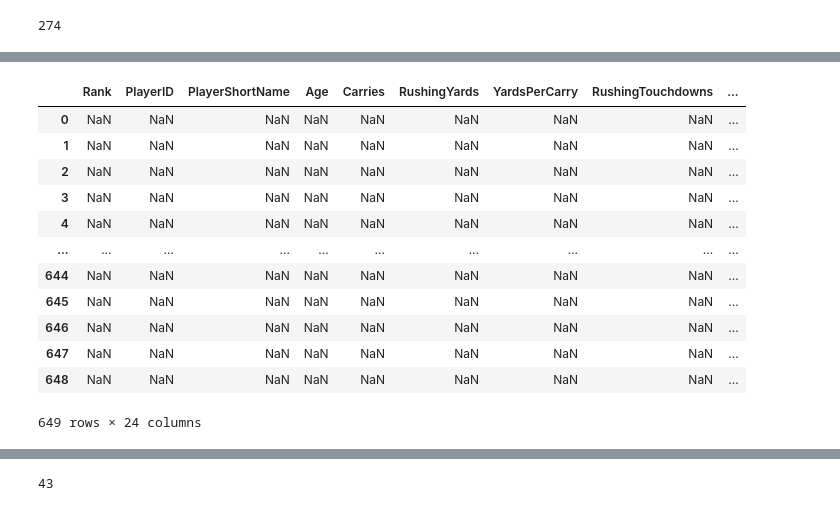
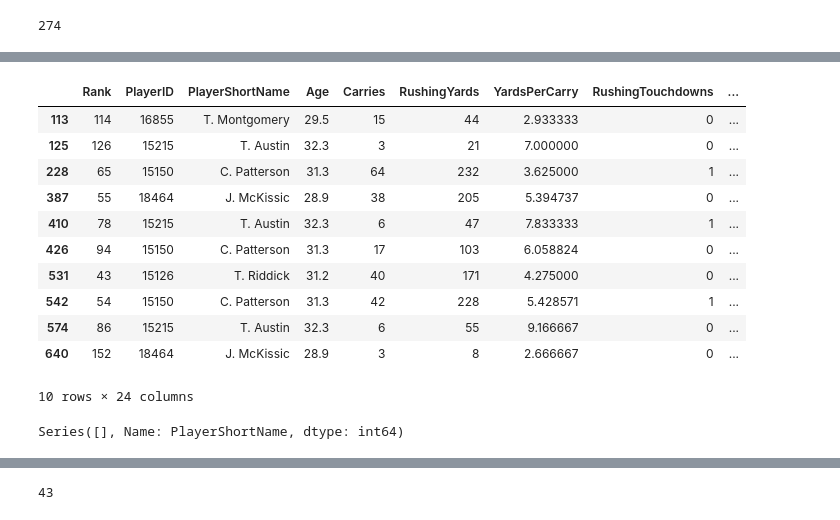
Before and after one commit to rickystuart1/Fantasy-Football-Predictions, a Jupyter notebook: database/importData_cleanup.ipynb, the cells around one changed output, grey strips where cells are left out. Cells and saved outputs as stored; diff of their text form; code cells hidden in the pictures.

```diff
--- a/importData_cleanup.ipynb
+++ b/database/importData_cleanup.ipynb
@@ -431,3 +421,6 @@ Position                    54
 dtype: int64
 # %%
 null_columns = ["LightFrontCarryRate", "BaseFrontCarryRate", "StackedFrontCarryRate", "UnderCenterYardsPerCarry", "UnderCenterCarryRate", "ShotgunYardsPerCarry", "ShotgunCarryRate"]
+# %%
+for column in null_columns:
+     rb_df[rb_df["Carries"] == 0] = rb_df[rb_df["Carries"] == 0].fillna(value = 0)
@@ -434,16 +467,19 @@ null_columns = ["LightFrontCarryRate", "BaseFrontCarryRate", "StackedFrontCarryR
 # %%
-rb_df[rb_df[null_columns].isnull()]
+rb_df[rb_df["OpportunityShare"].isnull()]
 # %% [output]
 |  | Rank | PlayerID | PlayerShortName | Age | Carries | RushingYards | YardsPerCarry | RushingTouchdowns | ... |
-| 0 | NaN | NaN | NaN | NaN | NaN | NaN | NaN | NaN | ... |
-| 1 | NaN | NaN | NaN | NaN | NaN | NaN | NaN | NaN | ... |
-| 2 | NaN | NaN | NaN | NaN | NaN | NaN | NaN | NaN | ... |
-| 3 | NaN | NaN | NaN | NaN | NaN | NaN | NaN | NaN | ... |
-| 4 | NaN | NaN | NaN | NaN | NaN | NaN | NaN | NaN | ... |
-| ... | ... | ... | ... | ... | ... | ... | ... | ... | ... |
-| 644 | NaN | NaN | NaN | NaN | NaN | NaN | NaN | NaN | ... |
-| 645 | NaN | NaN | NaN | NaN | NaN | NaN | NaN | NaN | ... |
-| 646 | NaN | NaN | NaN | NaN | NaN | NaN | NaN | NaN | ... |
-| 647 | NaN | NaN | NaN | NaN | NaN | NaN | NaN | NaN | ... |
-| 648 | NaN | NaN | NaN | NaN | NaN | NaN | NaN | NaN | ... |
+| 113 | 114 | 16855 | T. Montgomery | 29.5 | 15 | 44 | 2.933333 | 0 | ... |
+| 125 | 126 | 15215 | T. Austin | 32.3 | 3 | 21 | 7.000000 | 0 | ... |
+| 228 | 65 | 15150 | C. Patterson | 31.3 | 64 | 232 | 3.625000 | 1 | ... |
+| 387 | 55 | 18464 | J. McKissic | 28.9 | 38 | 205 | 5.394737 | 0 | ... |
+| 410 | 78 | 15215 | T. Austin | 32.3 | 6 | 47 | 7.833333 | 1 | ... |
+| 426 | 94 | 15150 | C. Patterson | 31.3 | 17 | 103 | 6.058824 | 0 | ... |
+| 531 | 43 | 15126 | T. Riddick | 31.2 | 40 | 171 | 4.275000 | 0 | ... |
+| 542 | 54 | 15150 | C. Patterson | 31.3 | 42 | 228 | 5.428571 | 1 | ... |
+| 574 | 86 | 15215 | T. Austin | 32.3 | 6 | 55 | 9.166667 | 0 | ... |
+| 640 | 152 | 18464 | J. McKissic | 28.9 | 3 | 8 | 2.666667 | 0 | ... |
-649 rows × 24 columns
+10 rows × 24 columns
+# %%
+rb_df[rb_df.isnull()]["PlayerShortName"].value_counts()
+# %% [output]
+Series([], Name: PlayerShortName, dtype: int64)
```
Also changed, not shown: parts of 12 cells of this notebook, 4 other files.
